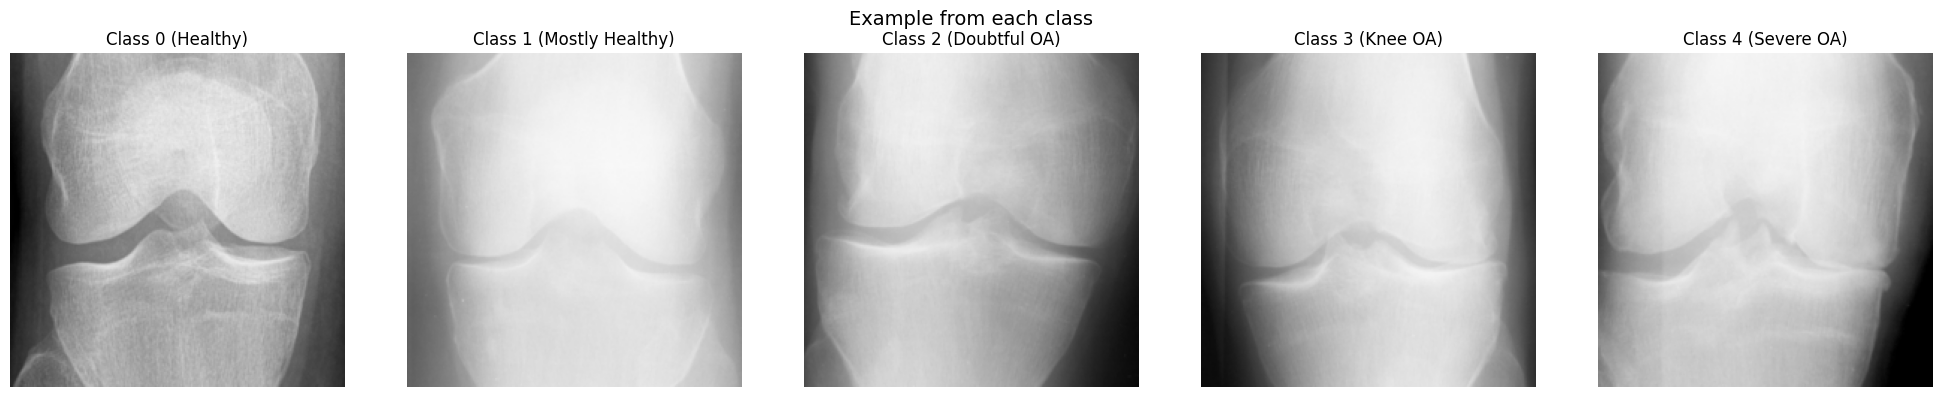
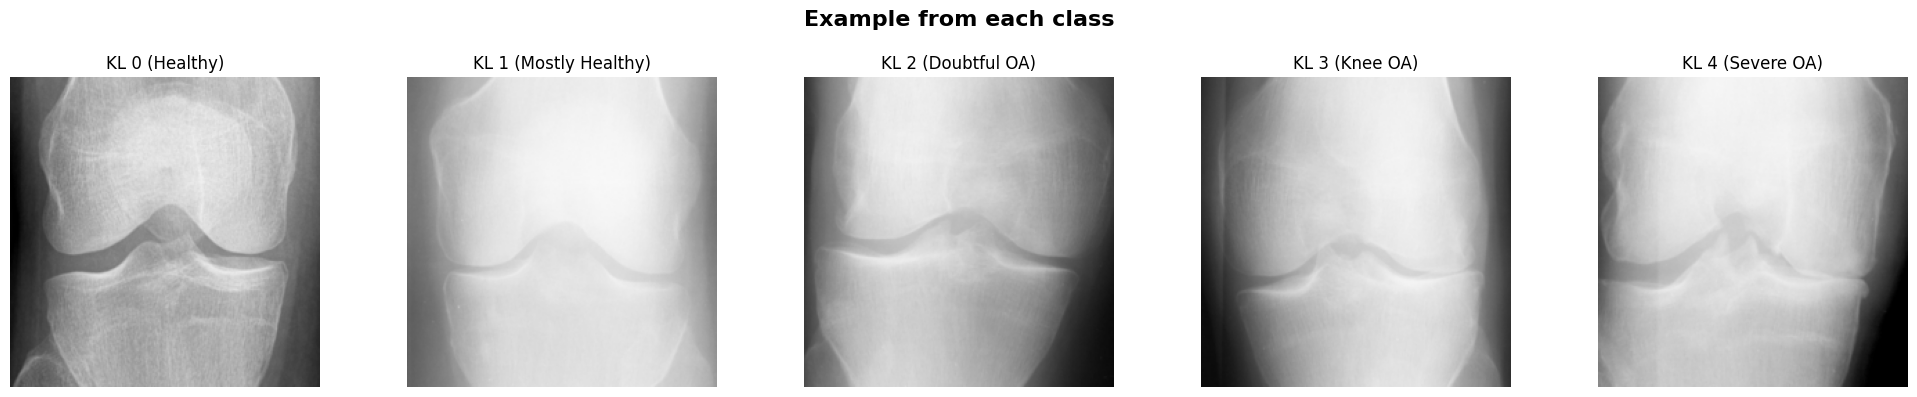
The notebook cell's code change between the first figure and the second:
--- before
+++ after
@@ -1,8 +1,8 @@
 class_labels = {
-    0: 'Class 0 (Healthy)',
-    1: 'Class 1 (Mostly Healthy)',
-    2: 'Class 2 (Doubtful OA)',
-    3: 'Class 3 (Knee OA)',
-    4: 'Class 4 (Severe OA)'
+    0: 'KL 0 (Healthy)',
+    1: 'KL 1 (Mostly Healthy)',
+    2: 'KL 2 (Doubtful OA)',
+    3: 'KL 3 (Knee OA)',
+    4: 'KL 4 (Severe OA)'
 }
 
@@ -17,5 +17,5 @@
     axes[class_idx].axis('off')
 
-plt.suptitle('Example from each class', fontsize=14)
+plt.suptitle('Example from each class\n', fontsize=16, fontweight='bold')
 plt.tight_layout()
 plt.show()

Commit: Created using Colab